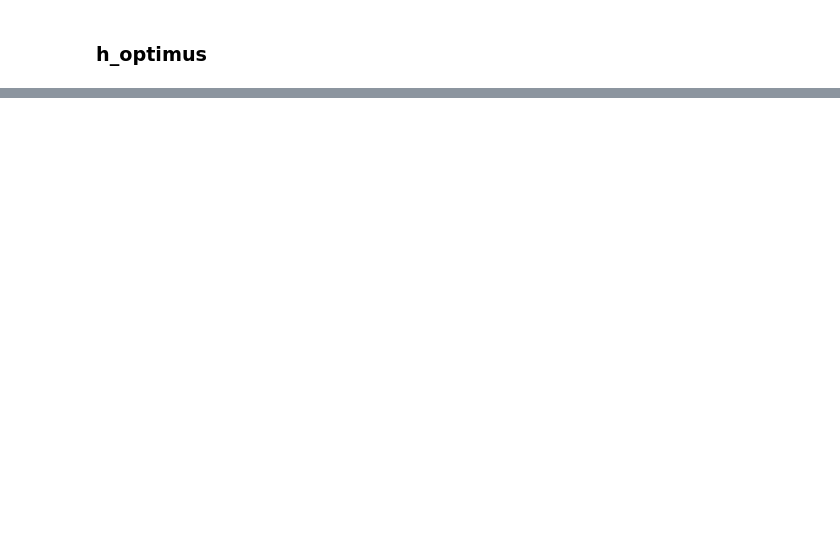
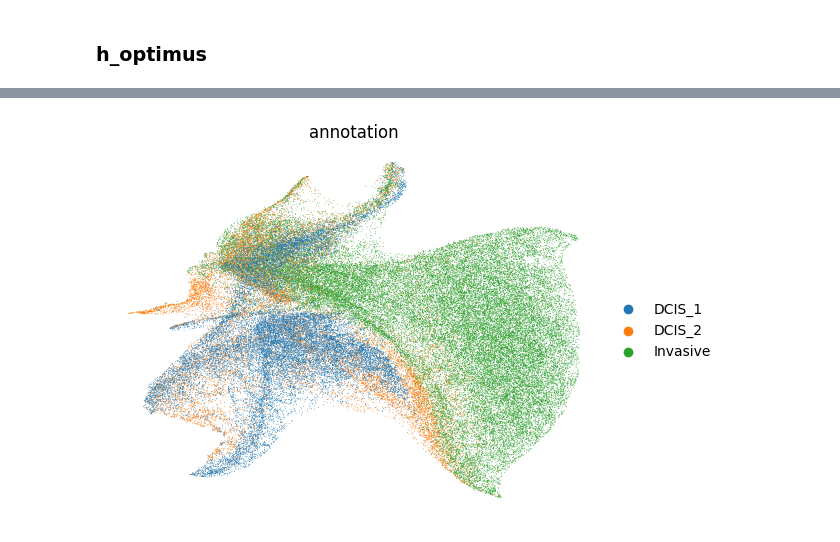
Before and after one commit to SalehiSina/Master_Thesis, a Jupyter notebook: Notebooks/Hadmard_Attention/Xenium_Breast_Cancer_interpretation.ipynb, the cells around one changed output, grey strips where cells are left out. Cells and saved outputs as stored; diff of their text form; code cells hidden in the pictures; blank space fills up the shorter version.

```diff
--- a/Notebooks/Hadmard_Attention/Xenium_Breast_Cancer_interpretation.ipynb
+++ b/Notebooks/Hadmard_Attention/Xenium_Breast_Cancer_interpretation.ipynb
@@ -778,0 +247,5 @@ plt.show()
+# %%
+if device == 'cpu':
+  model.load_state_dict(torch.load(f'saved_models/breast_cancer_32_NOISE_{model_type}.pth',weights_only=True, map_location=torch.device('cpu')))
+else:
+  model.load_state_dict(torch.load(f'saved_models/breast_cancer_32_NOISE_{model_type}.pth',weights_only=True))
@@ -836,0 +302,5 @@ plt.show()
+# %%
+if device == 'cpu':
+  model.load_state_dict(torch.load(f'saved_models/breast_cancer_32_UNI_{model_type}.pth',weights_only=True, map_location=torch.device('cpu')))
+else:
+  model.load_state_dict(torch.load(f'saved_models/breast_cancer_32_UNI_{model_type}.pth',weights_only=True, map_location=torch.device('cpu')))
@@ -836,0 +339,13 @@ plt.show()
+# %%
+ad.obsm['local emb'] = det_0['attnm'][1].numpy()
+ad2 = ad[mask]
+# Build neighbors using embedding space
+sc.pp.neighbors(ad2, use_rep='local emb')
+
+# Compute UMAPac
+sc.tl.umap(ad2)
+
+# Plot
+sc.pl.umap(ad2, color="annotation", frameon=False)
+# %% [output]
+[figure, added]
```
Also changed, not shown: parts of 123 cells of this notebook, 14 other files.
